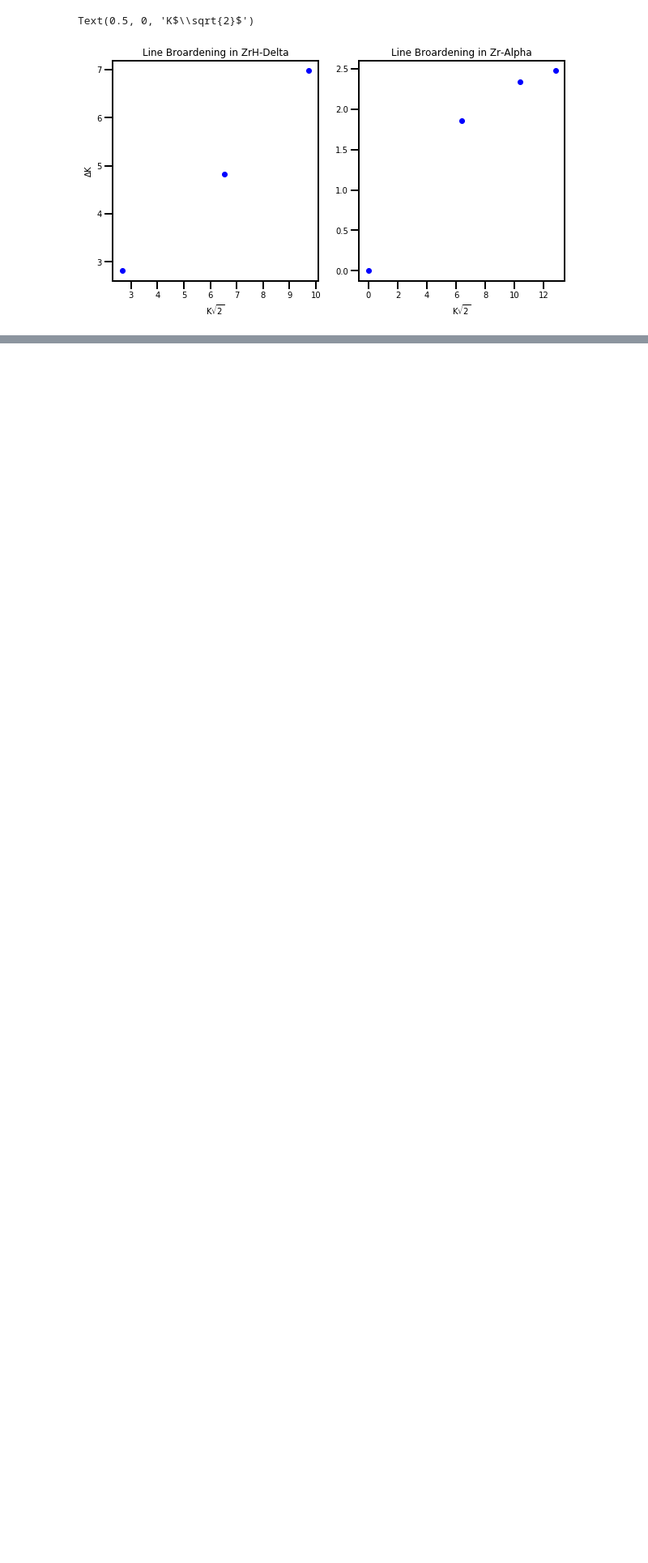
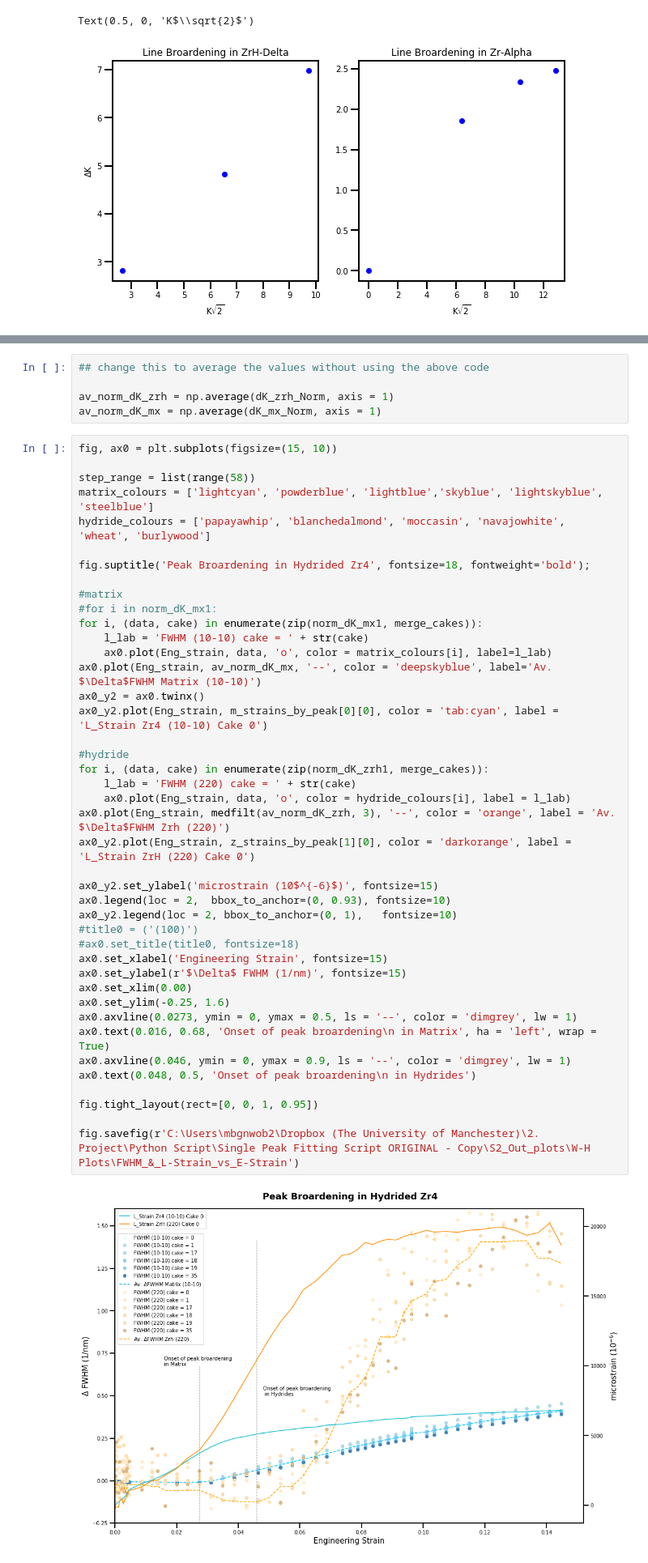
Before and after one commit to Mats-Student-Olie/Double-Peak-Fit, a Jupyter notebook: Compare Strain Across Cakes.ipynb, the cells around one changed output, grey strips where cells are left out. Shown at 81% size. Drawn from its saved outputs; the diff is of its cells as text; blank space fills up the shorter version.

```diff
--- a/Compare Strain Across Cakes.ipynb
+++ b/Compare Strain Across Cakes.ipynb
@@ -1385,0 +1457,49 @@ fig.savefig(r'C:\Users\mbgnwob2\Dropbox (The University of Manchester)\2. Projec
+# %%
+## change this to average the values without using the above code
+
+av_norm_dK_zrh = np.average(dK_zrh_Norm, axis = 1)
+av_norm_dK_mx = np.average(dK_mx_Norm, axis = 1)
+# %%
+fig, ax0 = plt.subplots(figsize=(15, 10))
+
+step_range = list(range(58))
+matrix_colours = ['lightcyan', 'powderblue', 'lightblue','skyblue', 'lightskyblue', 'steelblue']
+hydride_colours = ['papayawhip', 'blanchedalmond', 'moccasin', 'navajowhite', 'wheat', 'burlywood']
+
+fig.suptitle('Peak Broardening in Hydrided Zr4', fontsize=18, fontweight='bold');
+
+#matrix
+#for i in norm_dK_mx1:
+for i, (data, cake) in enumerate(zip(norm_dK_mx1, merge_cakes)):
+    l_lab = 'FWHM (10-10) cake = ' + str(cake)
+    ax0.plot(Eng_strain, data, 'o', color = matrix_colours[i], label=l_lab)
+ax0.plot(Eng_strain, av_norm_dK_mx, '--', color = 'deepskyblue', label='Av. $\Delta$FWHM Matrix (10-10)')
+ax0_y2 = ax0.twinx()
+ax0_y2.plot(Eng_strain, m_strains_by_peak[0][0], color = 'tab:cyan', label = 'L_Strain Zr4 (10-10) Cake 0')
+
+#hydride
+for i, (data, cake) in enumerate(zip(norm_dK_zrh1, merge_cakes)):
+    l_lab = 'FWHM (220) cake = ' + str(cake)
+    ax0.plot(Eng_strain, data, 'o', color = hydride_colours[i], label = l_lab)
+ax0.plot(Eng_strain, medfilt(av_norm_dK_zrh, 3), '--', color = 'orange', label = 'Av. $\Delta$FWHM Zrh (220)')
+ax0_y2.plot(Eng_strain, z_strains_by_peak[1][0], color = 'darkorange', label = 'L_Strain ZrH (220) Cake 0')
+
+ax0_y2.set_ylabel('microstrain (10$^{-6}$)', fontsize=15)
+ax0.legend(loc = 2,  bbox_to_anchor=(0, 0.93), fontsize=10)
+ax0_y2.legend(loc = 2, bbox_to_anchor=(0, 1),   fontsize=10)
+#title0 = ('(100)')
+#ax0.set_title(title0, fontsize=18)
+ax0.set_xlabel('Engineering Strain', fontsize=15)
+ax0.set_ylabel(r'$\Delta$ FWHM (1/nm)', fontsize=15)
+ax0.set_xlim(0.00)
+ax0.set_ylim(-0.25, 1.6)
+ax0.axvline(0.0273, ymin = 0, ymax = 0.5, ls = '--', color = 'dimgrey', lw = 1)
+ax0.text(0.016, 0.68, 'Onset of peak broardening\n in Matrix', ha = 'left', wrap = True)
+ax0.axvline(0.046, ymin = 0, ymax = 0.9, ls = '--', color = 'dimgrey', lw = 1)
+ax0.text(0.048, 0.5, 'Onset of peak broardening\n in Hydrides')
+
+fig.tight_layout(rect=[0, 0, 1, 0.95])
+
+fig.savefig(r'C:\Users\mbgnwob2\Dropbox (The University of Manchester)\2. Project\Python Script\Single Peak Fitting Script ORIGINAL - Copy\S2_Out_plots\W-H Plots\FWHM_&_L-Strain_vs_E-Strain')
+# %% [output]
+[figure, added]
```
Also changed, not shown: parts of 12 cells of this notebook.
